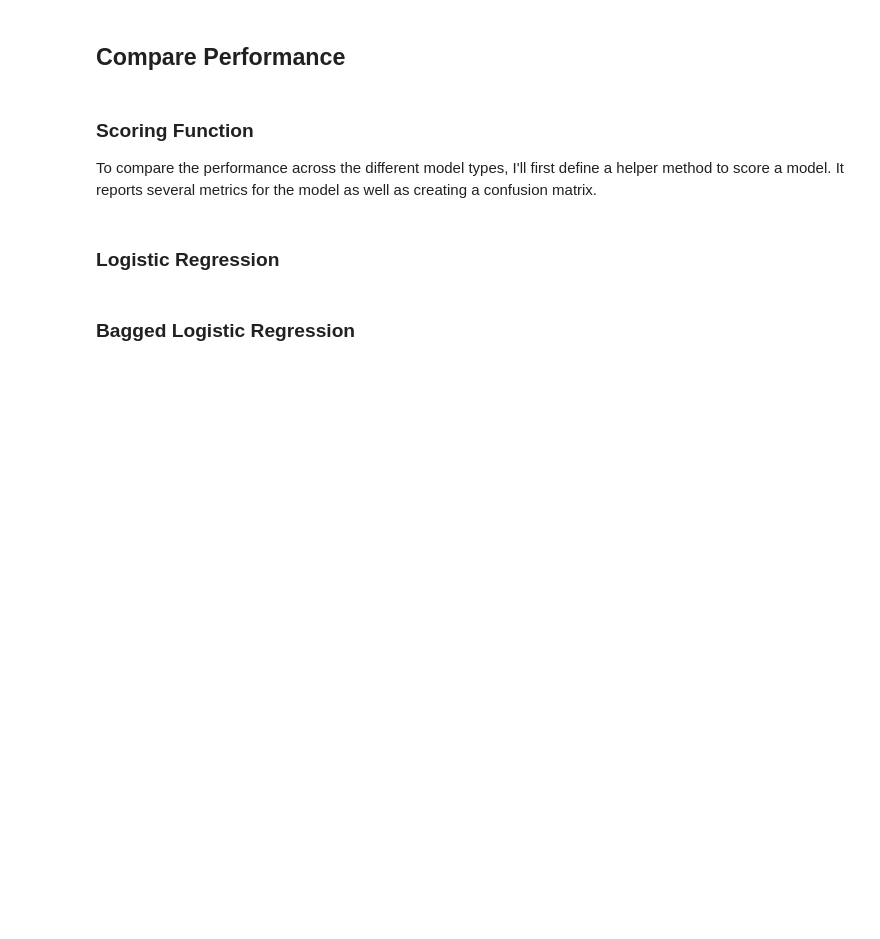
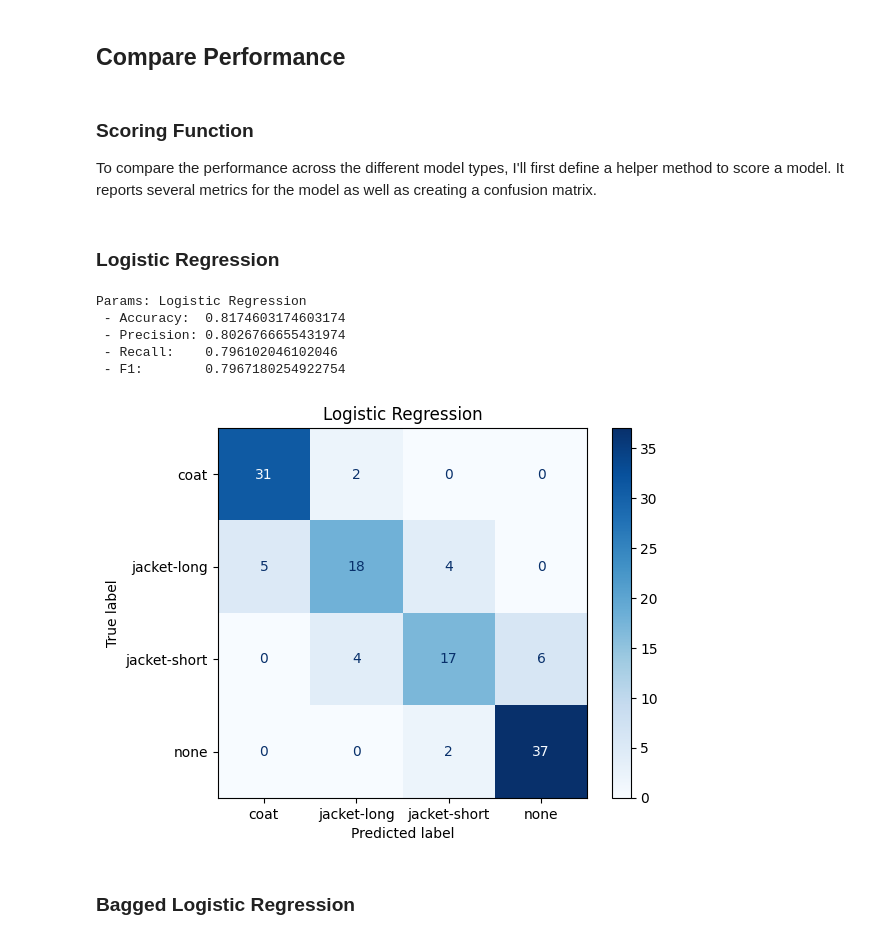
Before and after one commit to tikkikkit21/WeatherML, a Jupyter notebook: research/research.ipynb, the cells around one changed output. Saved outputs shown, nothing was run; the diff lists cells and outputs as text; code cells hidden in the pictures; blank space fills up the shorter version.

Commit message:
Update ML models
Related to #25

```diff
--- a/research/research.ipynb
+++ b/research/research.ipynb
@@ -687,19 +708,16 @@ def score_model(y_true, y_pred, label):
 # %% [markdown]
 ### Logistic Regression
 # %%
-best_lr = LogisticRegression(
-    random_state=RANDOM_STATE,
-    multi_class='multinomial',
-    class_weight='balanced',
-    penalty='l2',
-    solver='saga',
-    n_jobs=-2,
-    max_iter=2000
-)
-
-best_lr.fit(X_train, y_train)
+best_lr = lr_grid.best_estimator_
 lr_ypred = best_lr.predict(X_val)
-lr_results = score_model(lr_ypred, y_val, label='Best Logistic Regression')
+lr_results = score_model(lr_ypred, y_val, label='Logistic Regression')
+# %% [output]
+Params: Logistic Regression
+ - Accuracy:  0.8174603174603174
+ - Precision: 0.8026766655431974
+ - Recall:    0.796102046102046
+ - F1:        0.7967180254922754
+[figure, added]
 # %% [markdown]
 ### Bagged Logistic Regression
 # %%
```
Also changed, not shown: parts of 16 cells of this notebook, 2 other files.
